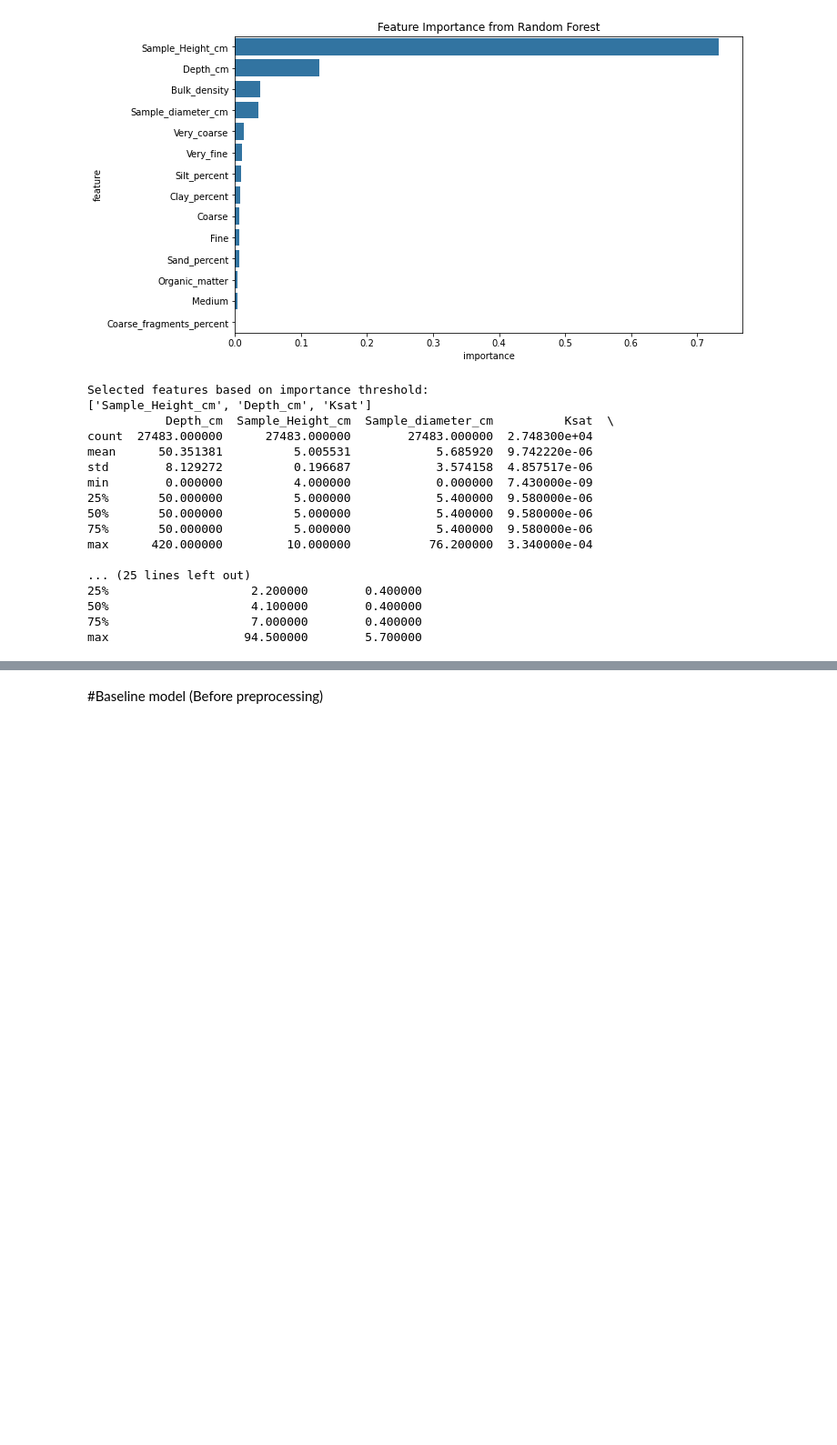
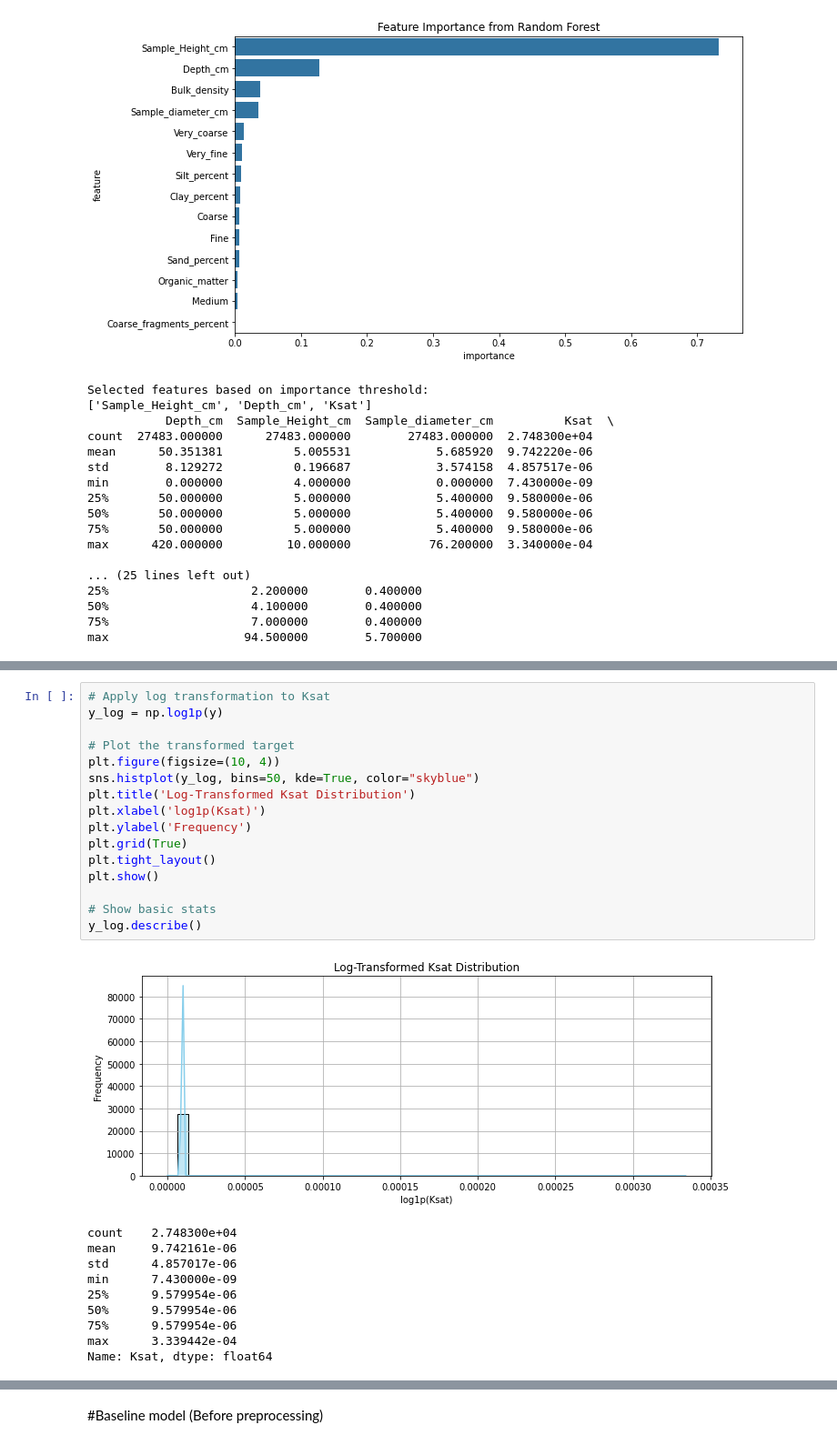
Before and after one commit to YashJoshi2109/Dathathon_KSAT-Quest_Regression-Runoff, a Jupyter notebook: hackathon_ (1).ipynb, the cells around one changed output, grey strips where cells are left out. Shown at 91% size. Cells and saved outputs as stored; diff of their text form; blank space fills up the shorter version.

```diff
--- a/hackathon_ (1).ipynb
+++ b/hackathon_ (1).ipynb
@@ -489,0 +615,27 @@ An error occurred: "None of [Index(['Sample Height (cm)', 'Sample diameter (cm)'
+# %%
+# Apply log transformation to Ksat
+y_log = np.log1p(y)
+
+# Plot the transformed target
+plt.figure(figsize=(10, 4))
+sns.histplot(y_log, bins=50, kde=True, color="skyblue")
+plt.title('Log-Transformed Ksat Distribution')
+plt.xlabel('log1p(Ksat)')
+plt.ylabel('Frequency')
+plt.grid(True)
+plt.tight_layout()
+plt.show()
+
+# Show basic stats
+y_log.describe()
+# %% [output]
+[figure, added]
+count    2.748300e+04
+mean     9.742161e-06
+std      4.857017e-06
+min      7.430000e-09
+25%      9.579954e-06
+50%      9.579954e-06
+75%      9.579954e-06
+max      3.339442e-04
+Name: Ksat, dtype: float64
```
Also changed, not shown: parts of 13 cells of this notebook.
